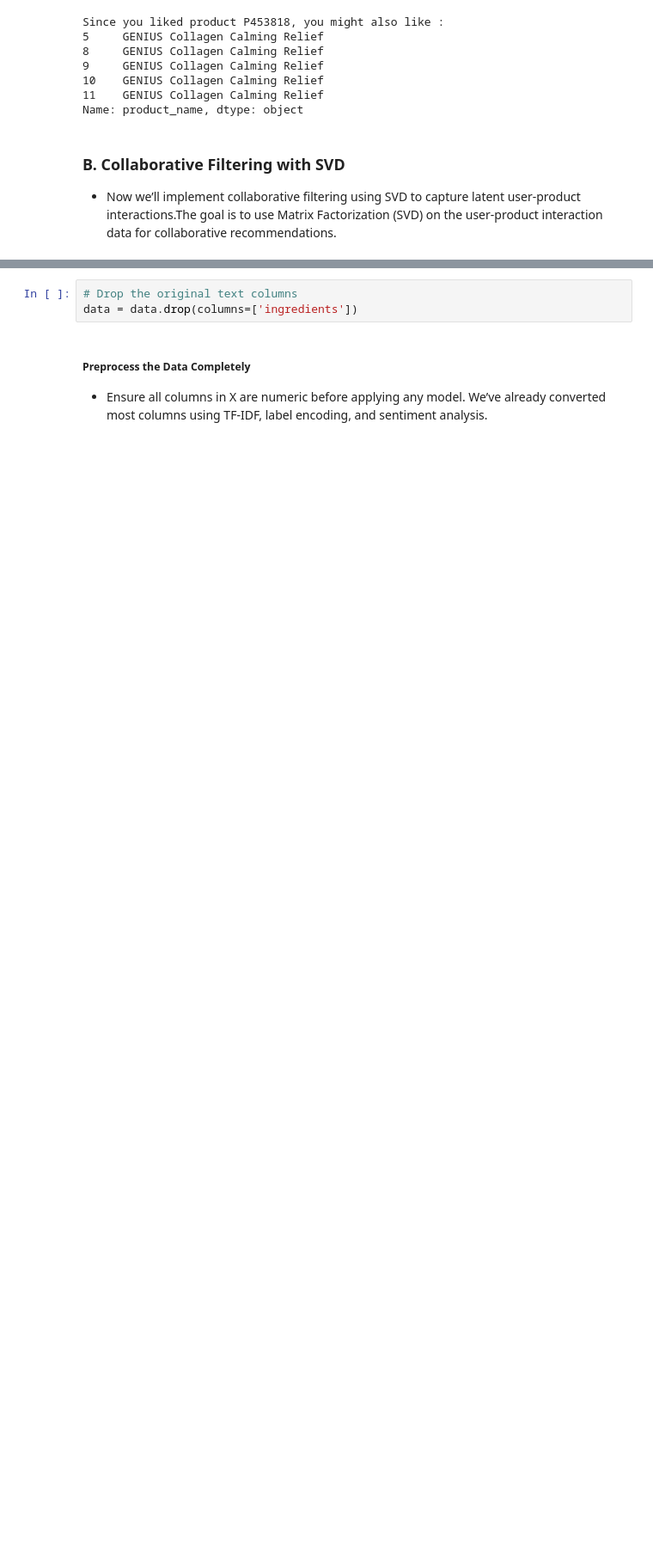
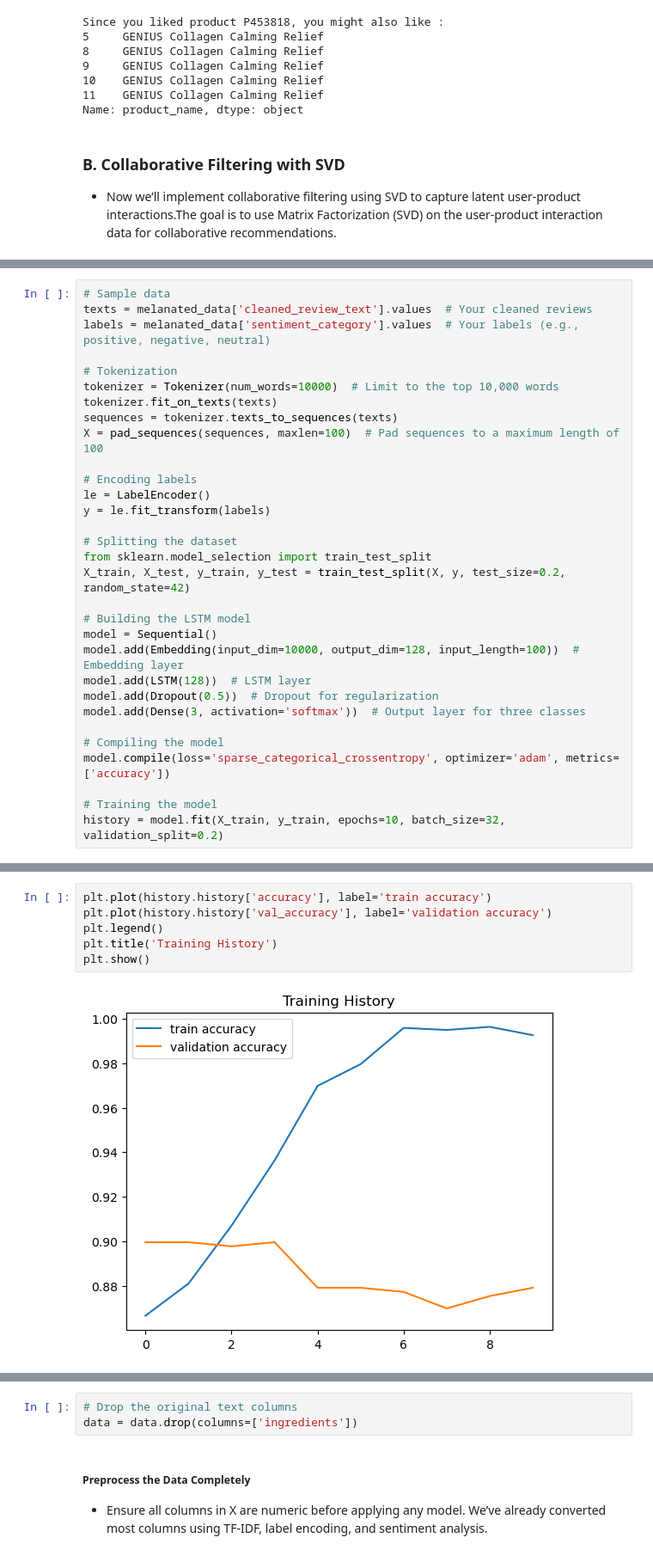
Before and after one commit to ECCHERUIYOT/AI-Powered-Recommendations-For-Melanin-Skin, a Jupyter notebook: index.ipynb, the cells around one changed output, grey strips where cells are left out. Shown at 86% size. Cells and saved outputs as stored; diff of their text form; blank space fills up the shorter version.

Commit message:
Finished Modellling

```diff
--- a/index.ipynb
+++ b/index.ipynb
@@ -824,0 +799,31 @@ data = pd.concat([data, bert_embeddings_df], axis=1).drop(columns=['review_text'
+# %%
+# Sample data
+texts = melanated_data['cleaned_review_text'].values  # Your cleaned reviews
+labels = melanated_data['sentiment_category'].values  # Your labels (e.g., positive, negative, neutral)
+
+# Tokenization
+tokenizer = Tokenizer(num_words=10000)  # Limit to the top 10,000 words
+tokenizer.fit_on_texts(texts)
+sequences = tokenizer.texts_to_sequences(texts)
+X = pad_sequences(sequences, maxlen=100)  # Pad sequences to a maximum length of 100
+
+# Encoding labels
+le = LabelEncoder()
+y = le.fit_transform(labels)
+
+# Splitting the dataset
+from sklearn.model_selection import train_test_split
+X_train, X_test, y_train, y_test = train_test_split(X, y, test_size=0.2, random_state=42)
+
+# Building the LSTM model
+model = Sequential()
+model.add(Embedding(input_dim=10000, output_dim=128, input_length=100))  # Embedding layer
+model.add(LSTM(128))  # LSTM layer
+model.add(Dropout(0.5))  # Dropout for regularization
+model.add(Dense(3, activation='softmax'))  # Output layer for three classes
+
+# Compiling the model
+model.compile(loss='sparse_categorical_crossentropy', optimizer='adam', metrics=['accuracy'])
+
+# Training the model
+history = model.fit(X_train, y_train, epochs=10, batch_size=32, validation_split=0.2)
@@ -824,0 +860,8 @@ data = pd.concat([data, bert_embeddings_df], axis=1).drop(columns=['review_text'
+# %%
+plt.plot(history.history['accuracy'], label='train accuracy')
+plt.plot(history.history['val_accuracy'], label='validation accuracy')
+plt.legend()
+plt.title('Training History')
+plt.show()
+# %% [output]
+[figure, added]
```
Also changed, not shown: parts of 68 cells of this notebook, 1 other file.
